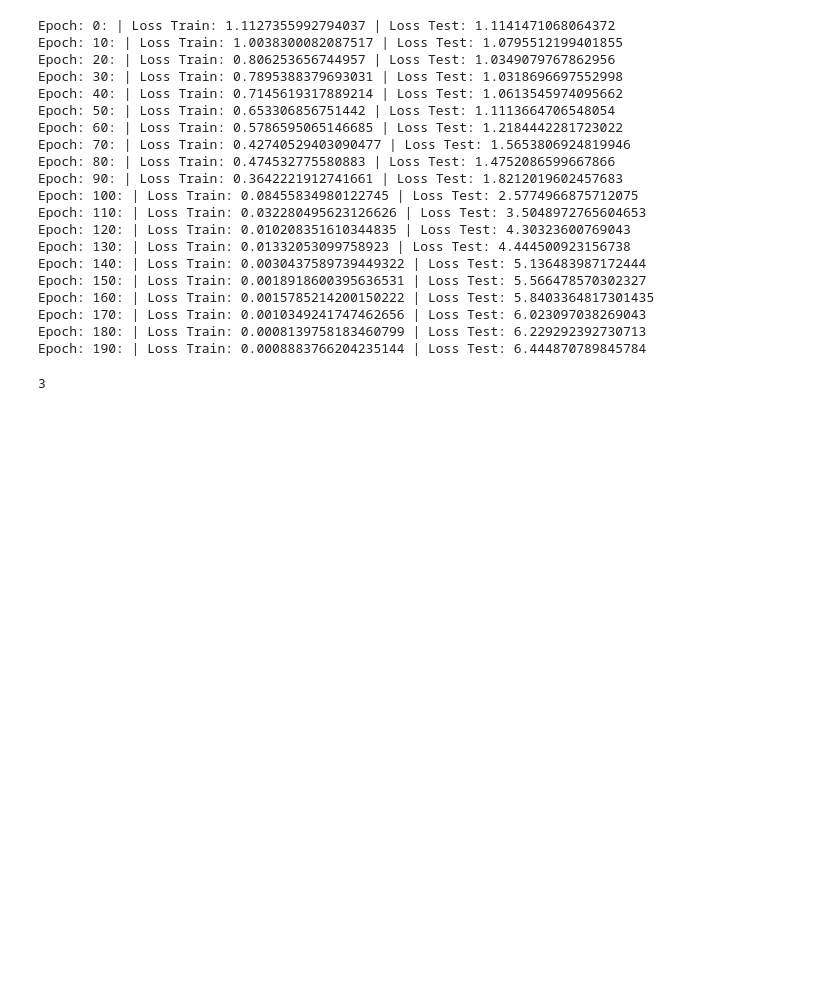
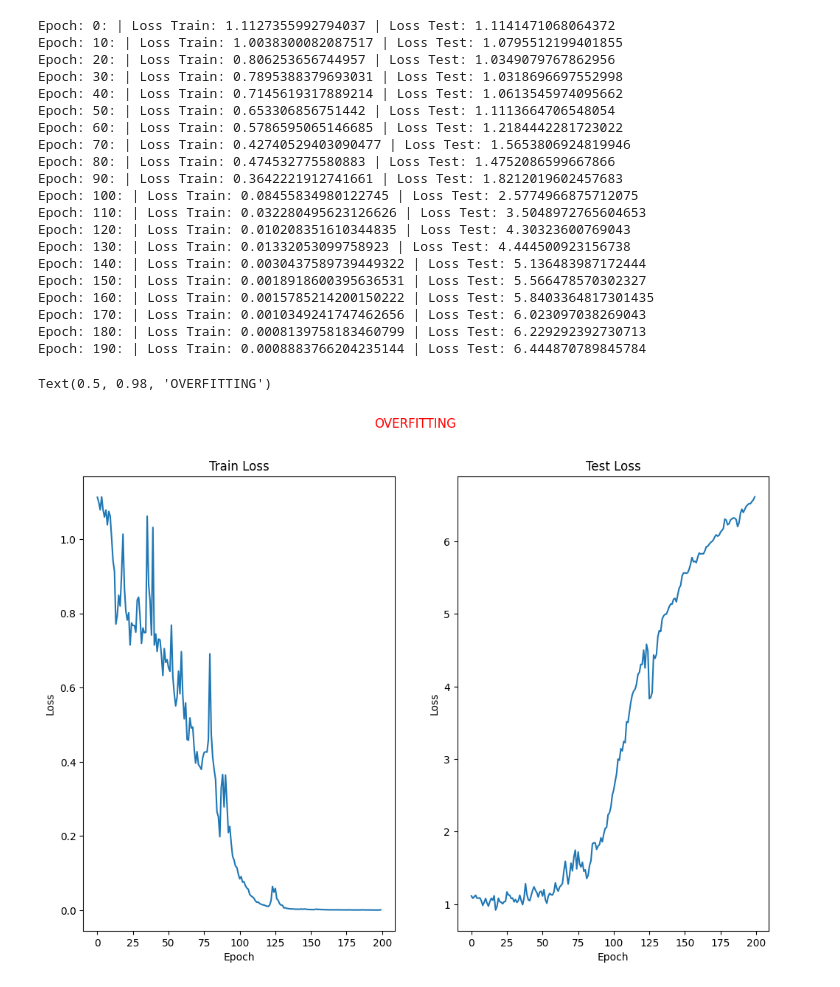
Before and after one commit to maxcol01/PyTorch_ZTM, a Jupyter notebook: Learning_PyTorch/04_PyTorch_Custom_Datasets.ipynb, the cells around one changed output. Drawn from its saved outputs; the diff is of its cells as text; code cells hidden in the pictures; blank space fills up the shorter version.

Commit message:
plotting the loss for train and test

```diff
--- a/Learning_PyTorch/04_PyTorch_Custom_Datasets.ipynb
+++ b/Learning_PyTorch/04_PyTorch_Custom_Datasets.ipynb
@@ -525,7 +525,19 @@ Epoch: 160: | Loss Train: 0.0015785214200150222 | Loss Test: 5.8403364817301435
 Epoch: 170: | Loss Train: 0.0010349241747462656 | Loss Test: 6.023097038269043
 Epoch: 180: | Loss Train: 0.0008139758183460799 | Loss Test: 6.229292392730713
 Epoch: 190: | Loss Train: 0.0008883766204235144 | Loss Test: 6.444870789845784
-# %%
-len(test_dataloader_simple)
-# %% [output]
-3
+# %%
+# plot the losses
+fig, ax = plt.subplots(nrows=1, ncols=2, figsize=(12,8))
+ax[0].plot(range(len(losses_train)), losses_train)
+ax[0].set_title("Train Loss")
+ax[0].set_xlabel("Epoch")
+ax[0].set_ylabel("Loss")
+ax[1].plot(range(len(losses_test)), losses_test)
+ax[1].set_title("Test Loss")
+ax[1].set_xlabel("Epoch")
+ax[1].set_ylabel("Loss")
+
+plt.suptitle("OVERFITTING", color="r")
+# %% [output]
+Text(0.5, 0.98, 'OVERFITTING')
+[figure, added]
```
